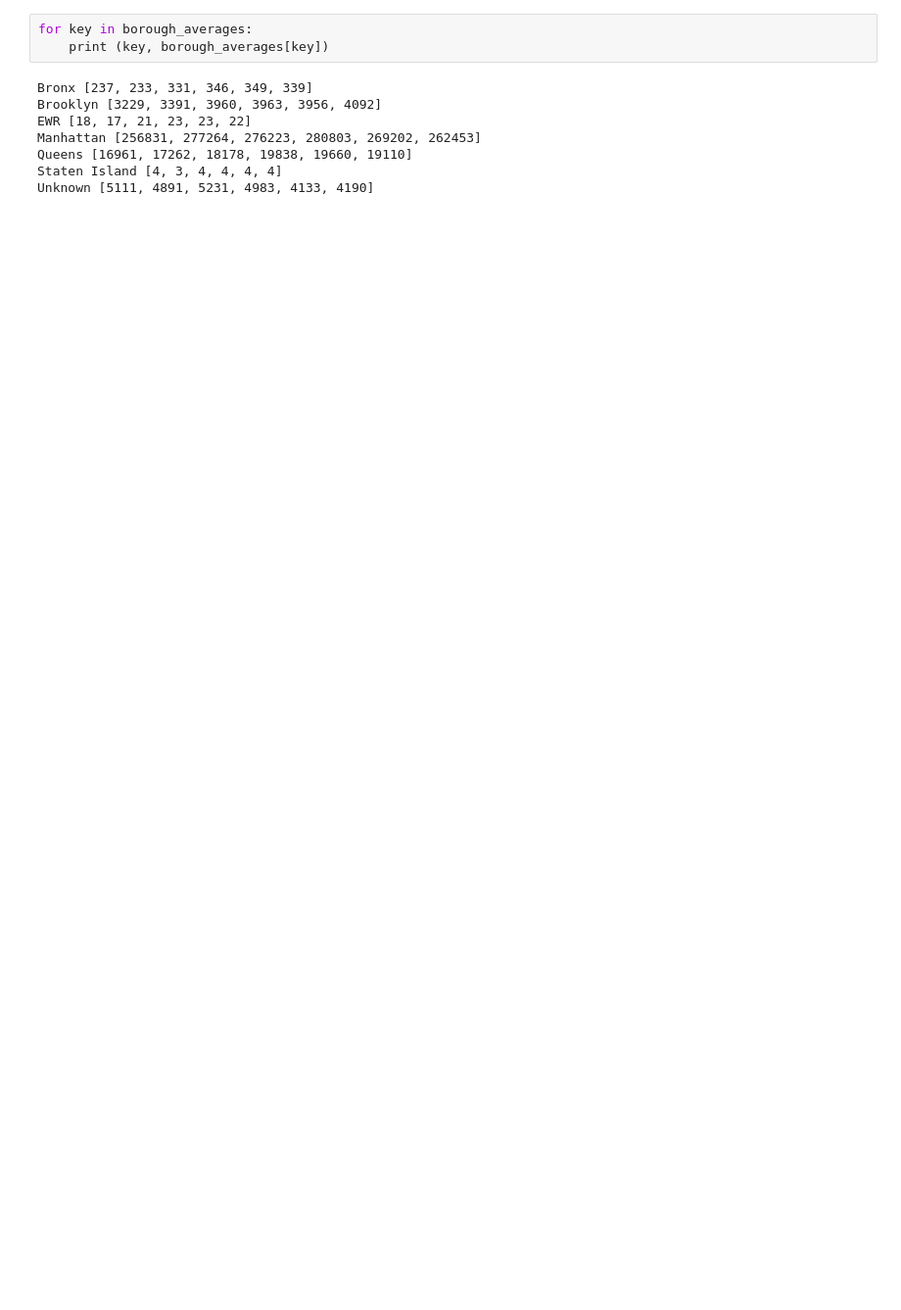
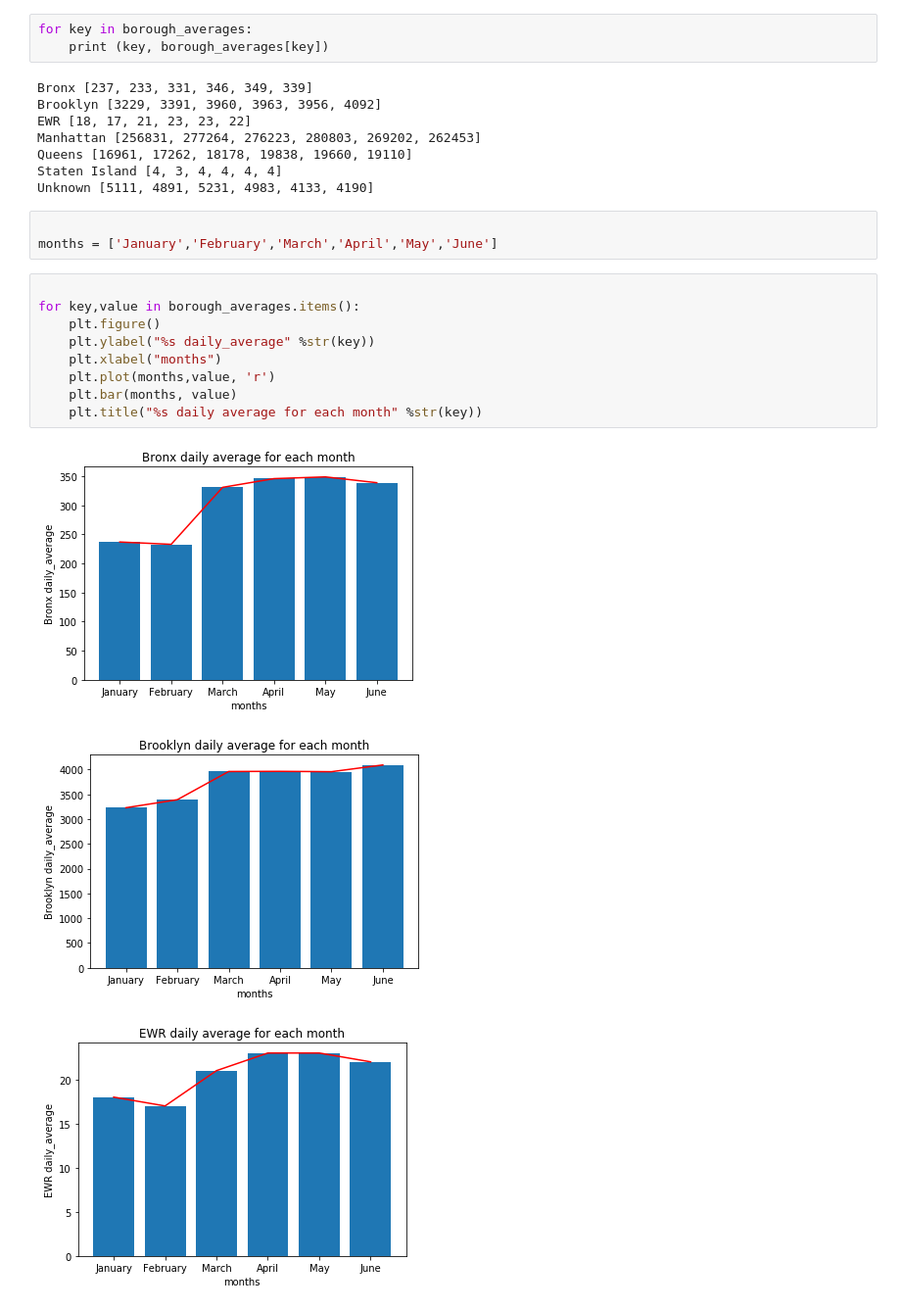
Before and after one commit to dusicastepic/ADMSecondHomework, a Jupyter notebook: RQ1.ipynb, the cells around one changed output. Shown at 98% size. Cells and saved outputs as stored; diff of their text form; blank space fills up the shorter version.

Commit message:
RQ1 with shitty plots

```diff
--- a/RQ1.ipynb
+++ b/RQ1.ipynb
@@ -126,3 +126,19 @@ Manhattan [256831, 277264, 276223, 280803, 269202, 262453]
 Queens [16961, 17262, 18178, 19838, 19660, 19110]
 Staten Island [4, 3, 4, 4, 4, 4]
 Unknown [5111, 4891, 5231, 4983, 4133, 4190]
+# %%
+
+months = ['January','February','March','April','May','June']
+# %%
+
+for key,value in borough_averages.items():
+    plt.figure()
+    plt.ylabel("%s daily_average" %str(key))
+    plt.xlabel("months")
+    plt.plot(months,value, 'r')
+    plt.bar(months, value)
+    plt.title("%s daily average for each month" %str(key))
+# %% [output]
+[figure, added]
+[figure, added]
+[figure, added]
```
Also changed, not shown: parts of 2 cells of this notebook.
